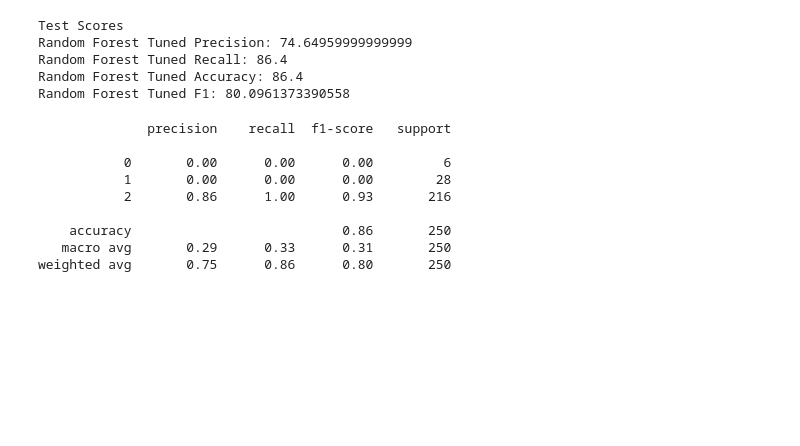
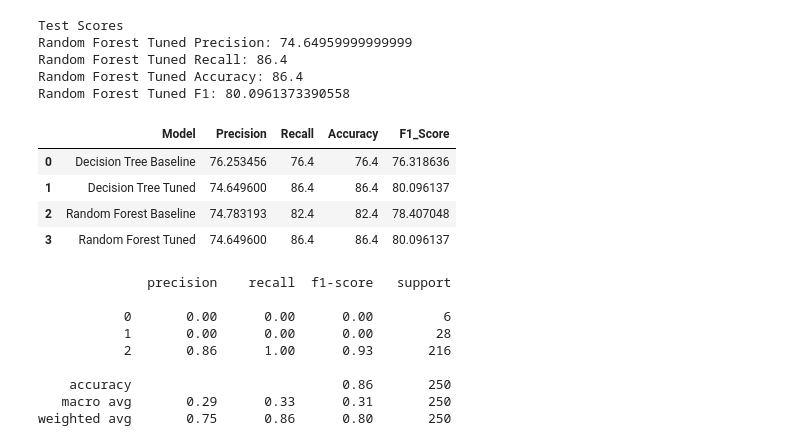
Before and after one commit to Benjamin2817/NYC_Tree_Health_Classification, a Jupyter notebook: Modeling_Lite.ipynb, the cells around one changed output. Saved outputs shown, nothing was run; the diff lists cells and outputs as text; code cells hidden in the pictures; blank space fills up the shorter version.

Commit message:
modeling updates

```diff
--- a/Modeling_Lite.ipynb
+++ b/Modeling_Lite.ipynb
@@ -152,6 +239,13 @@ Random Forest Baseline Precision: 74.78319327731093
 Random Forest Baseline Recall: 82.39999999999999
 Random Forest Baseline Accuracy: 82.39999999999999
 Random Forest Baseline F1: 78.40704845814977
+# %%
+algorithm_scores = algorithm_scores.append({'Model': 'Random Forest Baseline',
+                                            'Precision': score_retreiver(y_test_mini, rf_classifier_baseline_predictions)[0],
+                                            'Recall': score_retreiver(y_test_mini, rf_classifier_baseline_predictions)[1],
+                                            'Accuracy': score_retreiver(y_test_mini, rf_classifier_baseline_predictions)[2],
+                                            'F1_Score': score_retreiver(y_test_mini, rf_classifier_baseline_predictions)[3]},
+                                            ignore_index=True)
 # %%
 print(classification_report(y_test_mini, rf_classifier_baseline_predictions))
 # %% [output]
@@ -210,6 +302,21 @@ Random Forest Tuned Precision: 74.64959999999999
 Random Forest Tuned Recall: 86.4
 Random Forest Tuned Accuracy: 86.4
 Random Forest Tuned F1: 80.0961373390558
+# %%
+algorithm_scores = algorithm_scores.append({'Model': 'Random Forest Tuned',
+                                            'Precision': score_retreiver(y_test_mini, rf_best_parameters_predictions)[0],
+                                            'Recall': score_retreiver(y_test_mini, rf_best_parameters_predictions)[1],
+                                            'Accuracy': score_retreiver(y_test_mini, rf_best_parameters_predictions)[2],
+                                            'F1_Score': score_retreiver(y_test_mini, rf_best_parameters_predictions)[3]},
+                                            ignore_index=True)
+# %%
+algorithm_scores
+# %% [output]
+|  | Model | Precision | Recall | Accuracy | F1_Score |
+| 0 | Decision Tree Baseline | 76.253456 | 76.4 | 76.4 | 76.318636 |
+| 1 | Decision Tree Tuned | 74.649600 | 86.4 | 86.4 | 80.096137 |
+| 2 | Random Forest Baseline | 74.783193 | 82.4 | 82.4 | 78.407048 |
+| 3 | Random Forest Tuned | 74.649600 | 86.4 | 86.4 | 80.096137 |
 # %%
 print(classification_report(y_test_mini, rf_best_parameters_predictions))
 # %% [output]
```
Also changed, not shown: parts of 24 cells of this notebook, 1 other file.
